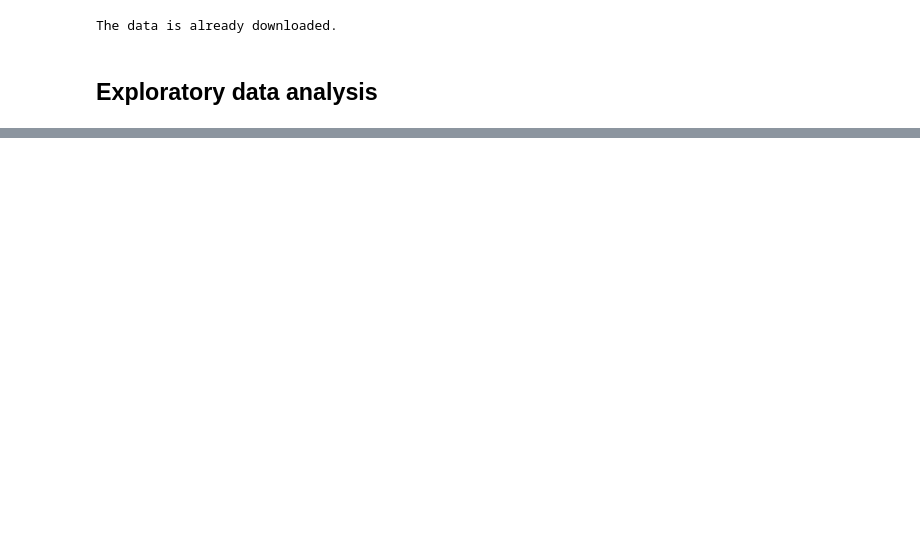
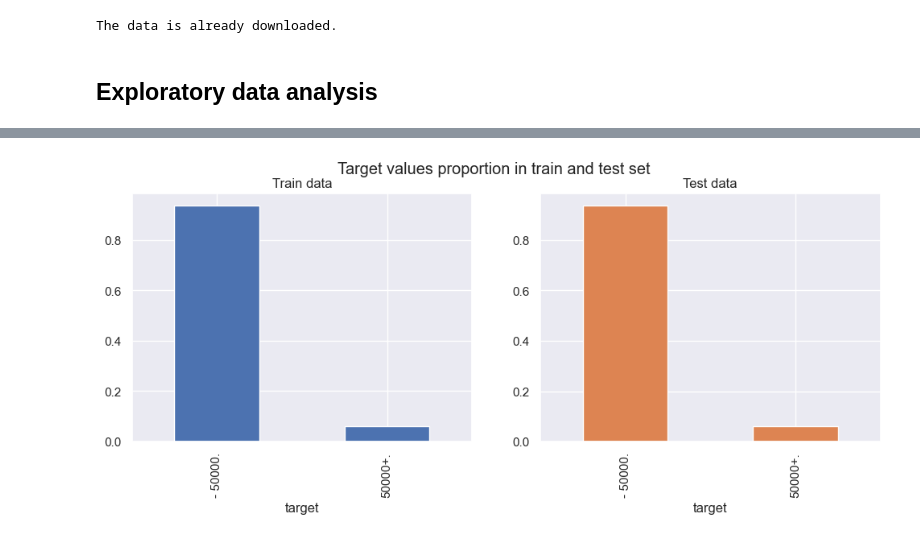
Before and after one commit to antonindurieux/US_census_analysis, a Jupyter notebook: us_census_analysis.ipynb, the cells around one changed output, grey strips where cells are left out. Saved outputs shown, nothing was run; the diff lists cells and outputs as text; code cells hidden in the pictures; blank space fills up the shorter version.

```diff
--- a/us_census_analysis.ipynb
+++ b/us_census_analysis.ipynb
@@ -24,10 +30,12 @@ learn_df = pd.read_csv(
     names=header,
     usecols=[i for i in range(42) if i != 24],
     dtype=dtype_dict,
+    sep=", ",
 )
 test_df = pd.read_csv(
     "data/us_census_full/census_income_test.csv",
     names=header,
     usecols=[i for i in range(42) if i != 24],
     dtype=dtype_dict,
+    sep=", ",
 )
@@ -35,0 +98,12 @@ test_df = pd.read_csv(
+# %%
+_, axs = plt.subplots(1, 2, figsize=(12, 4))
+
+(learn_df["target"].value_counts() / len(learn_df)).plot.bar(ax=axs[0])
+(test_df["target"].value_counts() / len(test_df)).plot.bar(ax=axs[1], color="C1")
+
+axs[0].set_title("Train data")
+axs[1].set_title("Test data")
+plt.suptitle("Target values proportion in train and test set")
+plt.show()
+# %% [output]
+[figure, added]
```
Also changed, not shown: parts of 17 cells of this notebook, 2 other files.
